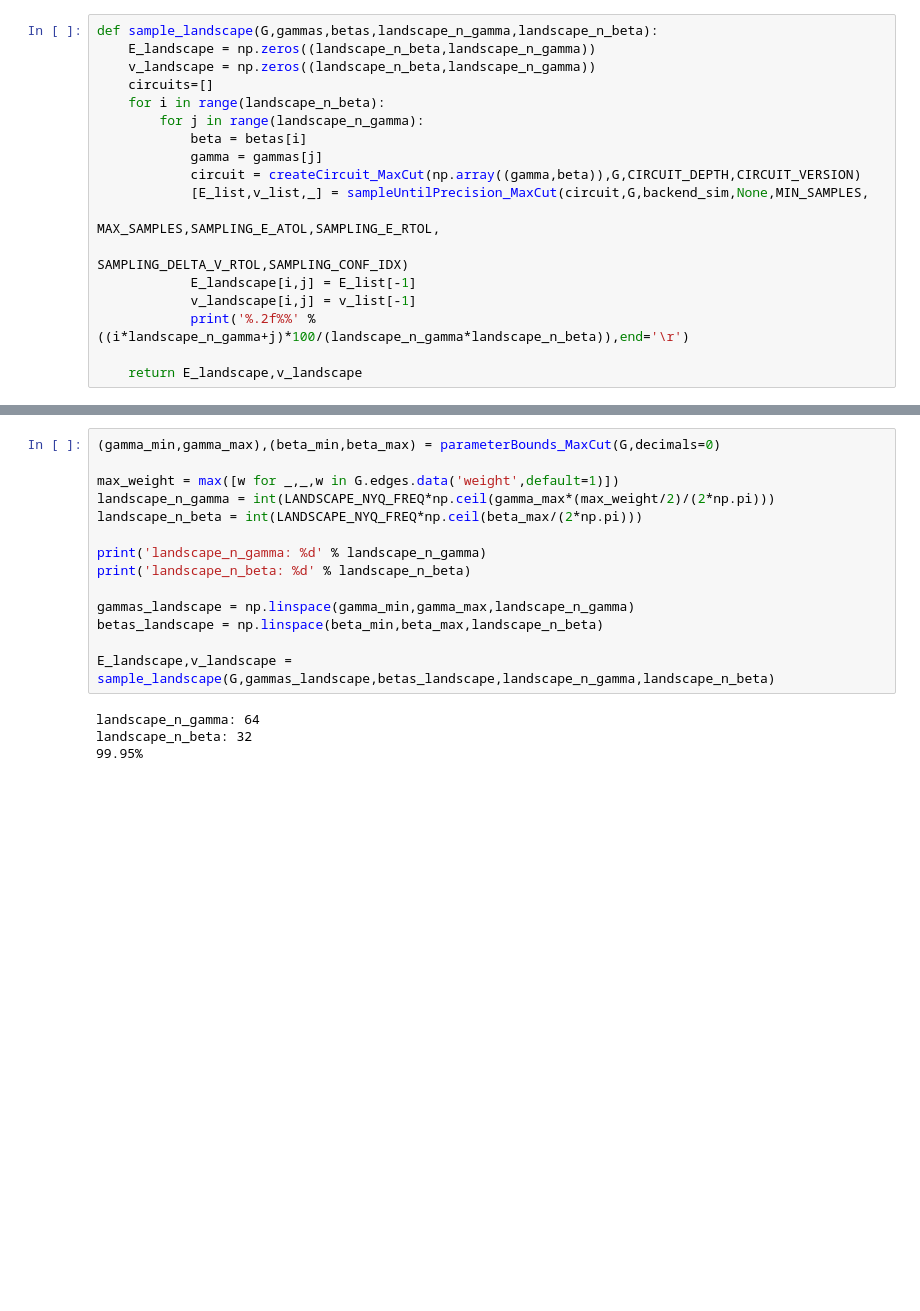
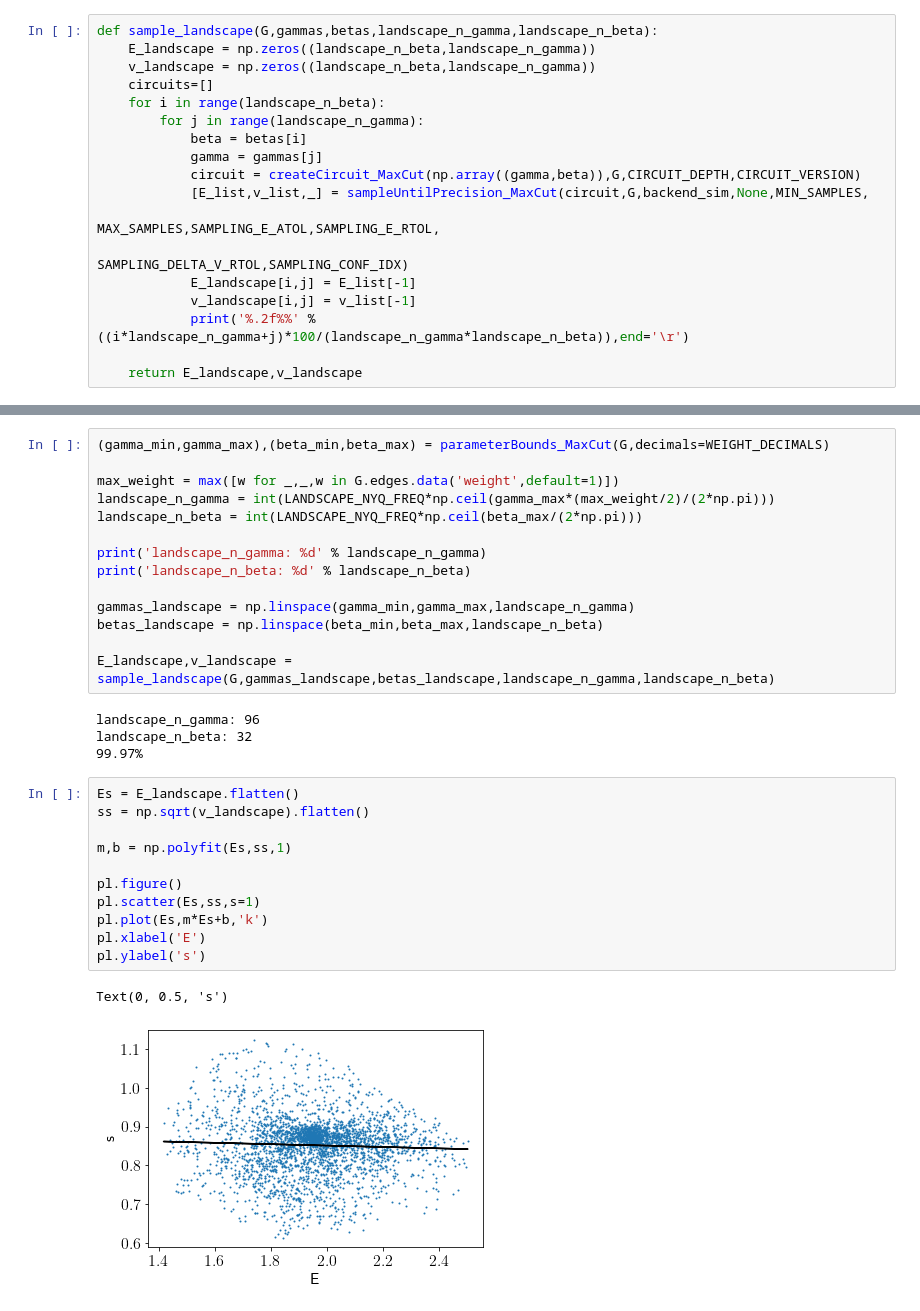
Before and after one commit to hermankolden/optimization, a Jupyter notebook: Variance landscape.ipynb, the cells around one changed output, grey strips where cells are left out. Saved outputs shown, nothing was run; the diff lists cells and outputs as text; blank space fills up the shorter version.

```diff
--- a/Variance landscape.ipynb
+++ b/Variance landscape.ipynb
@@ -67,5 +76,5 @@ nx.draw_networkx(G,apos=pos)
 # %%
-(gamma_min,gamma_max),(beta_min,beta_max) = parameterBounds_MaxCut(G,decimals=0)
+(gamma_min,gamma_max),(beta_min,beta_max) = parameterBounds_MaxCut(G,decimals=WEIGHT_DECIMALS)
 
 max_weight = max([w for _,_,w in G.edges.data('weight',default=1)])
 landscape_n_gamma = int(LANDSCAPE_NYQ_FREQ*np.ceil(gamma_max*(max_weight/2)/(2*np.pi)))
@@ -79,7 +88,21 @@ betas_landscape = np.linspace(beta_min,beta_max,landscape_n_beta)
 
 E_landscape,v_landscape = sample_landscape(G,gammas_landscape,betas_landscape,landscape_n_gamma,landscape_n_beta)
 # %% [output]
-landscape_n_gamma: 64
+landscape_n_gamma: 96
 landscape_n_beta: 32
-99.95%
+99.97%
+# %%
+Es = E_landscape.flatten()
+ss = np.sqrt(v_landscape).flatten()
+
+m,b = np.polyfit(Es,ss,1)
+
+pl.figure()
+pl.scatter(Es,ss,s=1)
+pl.plot(Es,m*Es+b,'k')
+pl.xlabel('E')
+pl.ylabel('s')
+# %% [output]
+Text(0, 0.5, 's')
+[figure, added]
 # %%
```
Also changed, not shown: parts of 5 cells of this notebook.
